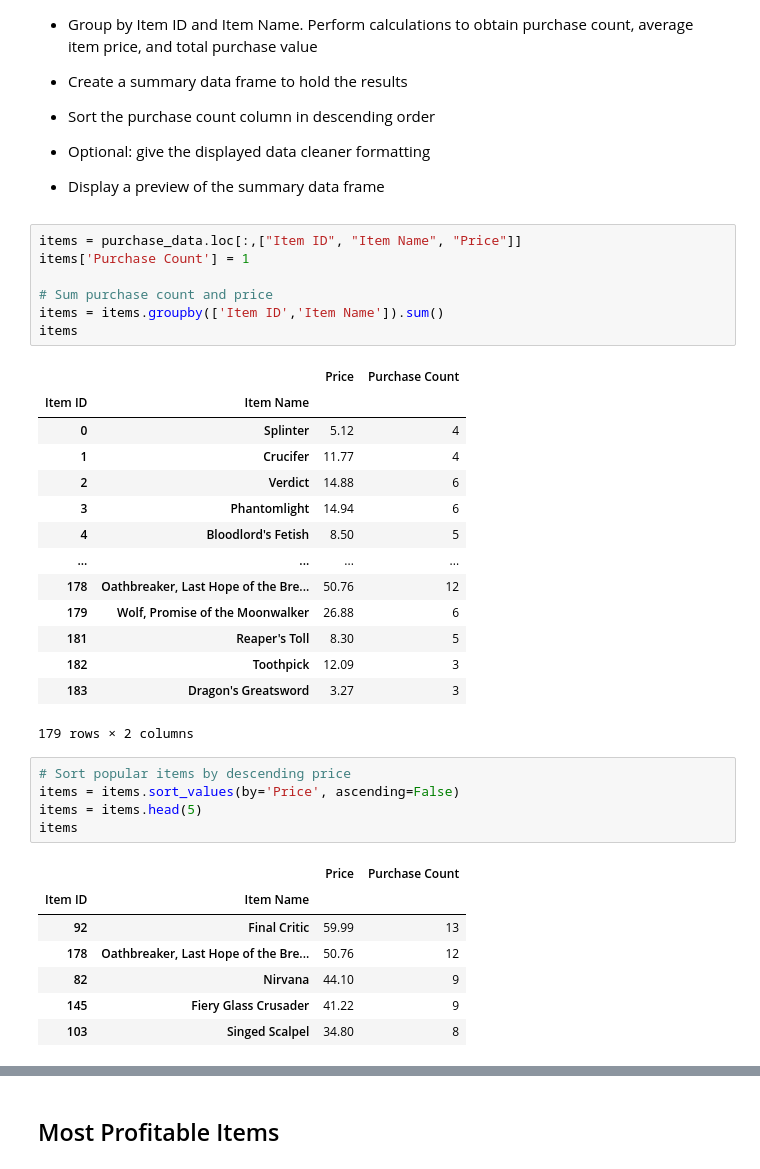
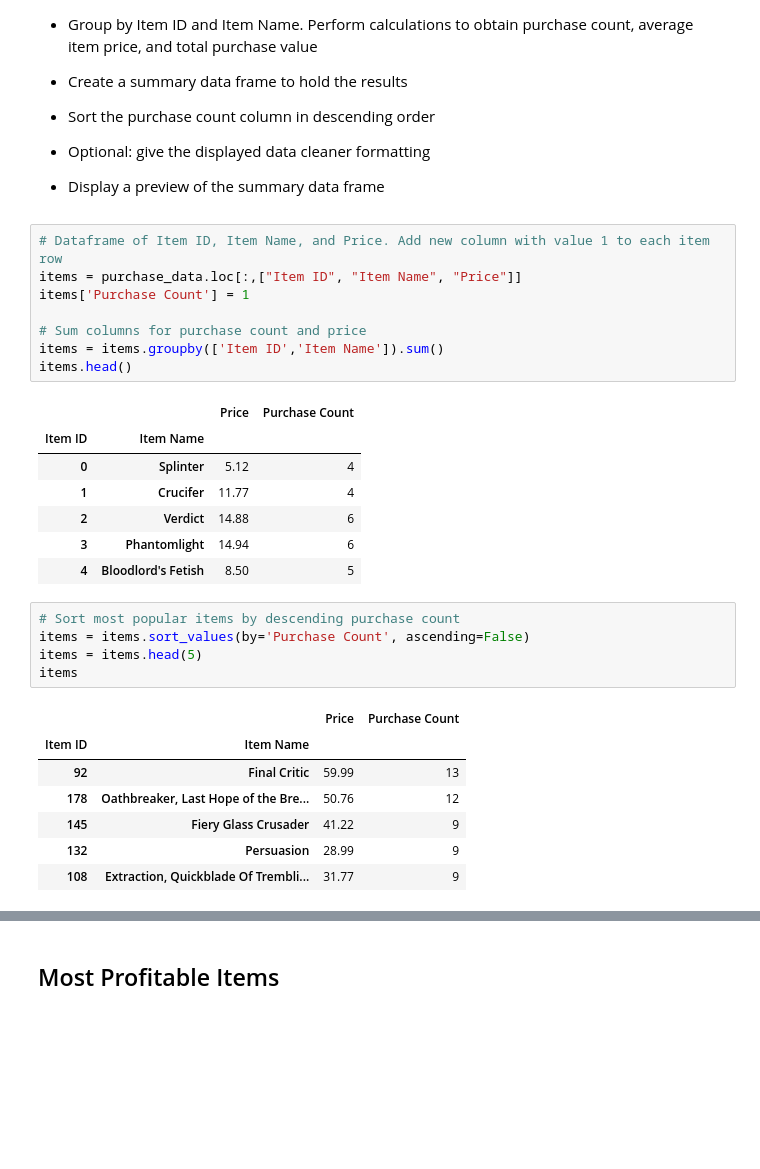
Before and after one commit to jacance/pandas-challenge, a Jupyter notebook: HeroesOfPymoli/HeroesOfPymoli.ipynb, the cells around one changed output, grey strips where cells are left out. Cells and saved outputs as stored; diff of their text form; blank space fills up the shorter version.

```diff
--- a/HeroesOfPymoli/HeroesOfPymoli_starter.ipynb
+++ b/HeroesOfPymoli/HeroesOfPymoli.ipynb
@@ -612,30 +584,24 @@ top_spenders_df2
 
 * Display a preview of the summary data frame
 # %%
+# Dataframe of Item ID, Item Name, and Price. Add new column with value 1 to each item row
 items = purchase_data.loc[:,["Item ID", "Item Name", "Price"]]
 items['Purchase Count'] = 1
 
-# Sum purchase count and price
+# Sum columns for purchase count and price
 items = items.groupby(['Item ID','Item Name']).sum()
-items
+items.head()
 # %% [output]
 |  |  | Price | Purchase Count |
 | Item ID | Item Name |  |  |
 | 0 | Splinter | 5.12 | 4 |
 | 1 | Crucifer | 11.77 | 4 |
 | 2 | Verdict | 14.88 | 6 |
 | 3 | Phantomlight | 14.94 | 6 |
 | 4 | Bloodlord's Fetish | 8.50 | 5 |
-| ... | ... | ... | ... |
-| 178 | Oathbreaker, Last Hope of the Bre... | 50.76 | 12 |
-| 179 | Wolf, Promise of the Moonwalker | 26.88 | 6 |
-| 181 | Reaper's Toll | 8.30 | 5 |
-| 182 | Toothpick | 12.09 | 3 |
-| 183 | Dragon's Greatsword | 3.27 | 3 |
-179 rows × 2 columns
 # %%
-# Sort popular items by descending price
-items = items.sort_values(by='Price', ascending=False)
+# Sort most popular items by descending purchase count
+items = items.sort_values(by='Purchase Count', ascending=False)
 items = items.head(5)
 items
 # %% [output]
@@ -643,7 +609,7 @@ items
 | Item ID | Item Name |  |  |
 | 92 | Final Critic | 59.99 | 13 |
 | 178 | Oathbreaker, Last Hope of the Bre... | 50.76 | 12 |
-| 82 | Nirvana | 44.10 | 9 |
 | 145 | Fiery Glass Crusader | 41.22 | 9 |
-| 103 | Singed Scalpel | 34.80 | 8 |
+| 132 | Persuasion | 28.99 | 9 |
+| 108 | Extraction, Quickblade Of Trembli... | 31.77 | 9 |
 # %%
```
Also changed, not shown: parts of 31 cells of this notebook, 2 other files.
